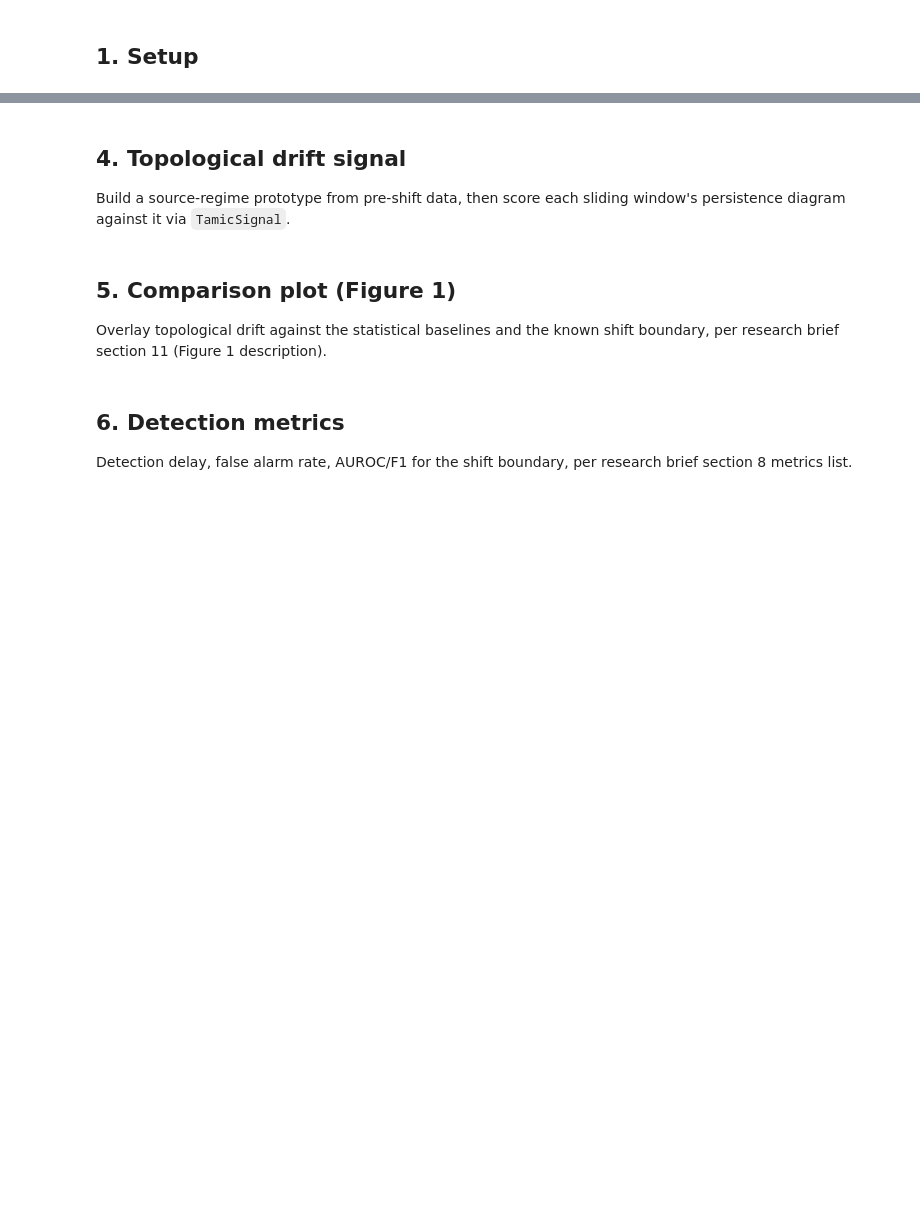
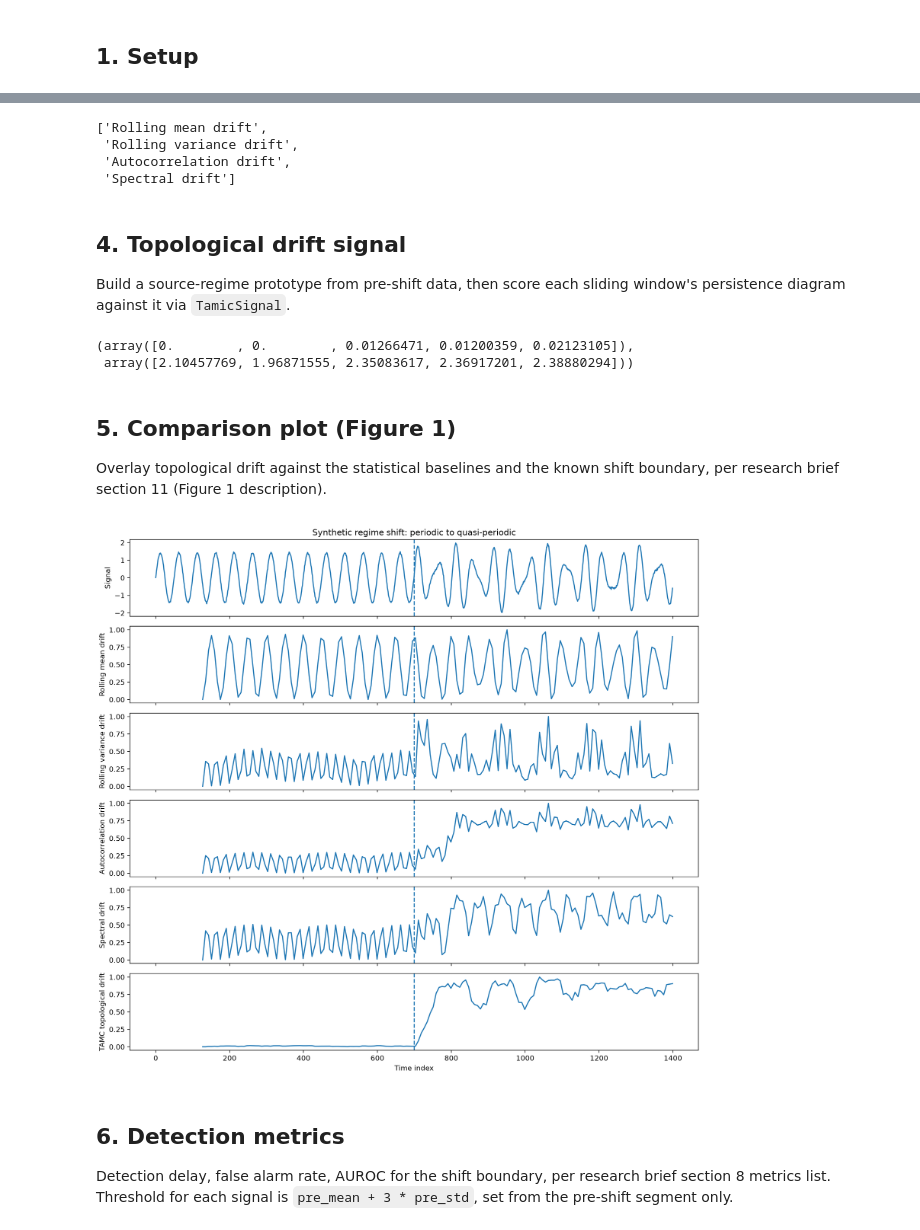
Before and after one commit to ris3abh/TAMC, a Jupyter notebook: experiments/synthetic_regime_shift.ipynb, the cells around one changed output, grey strips where cells are left out. Saved outputs shown, nothing was run; the diff lists cells and outputs as text; code cells hidden in the pictures; blank space fills up the shorter version.

```diff
--- a/experiments/synthetic_regime_shift.ipynb
+++ b/experiments/synthetic_regime_shift.ipynb
@@ -35,0 +32,7 @@ and variance, isolating topology as the distinguishing signal.
+# %%
+window = 128
+stride = 8
+
+series, shift_index = generate_sine_to_quasiperiodic()
+source_window = series[:window]
+shift_index
@@ -44,5 +45,17 @@ distance — the non-topological baselines from research brief section 8/9.
+# %%
+times, drifts = compute_baseline_drifts(
+    series=series,
+    source_window=source_window,
+    window=window,
+    stride=stride,
+)
+list(drifts.keys())
+# %% [output]
+['Rolling mean drift',
+ 'Rolling variance drift',
+ 'Autocorrelation drift',
+ 'Spectral drift']
 # %% [markdown]
 ## 4. Topological drift signal
 
-Build a source-regime prototype from pre-shift data, then score each
-sliding window's persistence diagram against it via `TamicSignal`.
+Build a source-regime prototype from pre-shift data, then score each sliding window's persistence diagram against it via `TamicSignal`.
@@ -53,5 +62,15 @@ sliding window's persistence diagram against it via `TamicSignal`.
+# %%
+topo_drift = compute_topological_drift(
+    series=series,
+    source_window=source_window,
+    window=window,
+    stride=stride,
+)
+topo_drift[:5], topo_drift[-5:]
+# %% [output]
+(array([0.        , 0.        , 0.01266471, 0.01200359, 0.02123105]),
+ array([2.10457769, 1.96871555, 2.35083617, 2.36917201, 2.38880294]))
 # %% [markdown]
 ## 5. Comparison plot (Figure 1)
 
-Overlay topological drift against the statistical baselines and the known
-shift boundary, per research brief section 11 (Figure 1 description).
+Overlay topological drift against the statistical baselines and the known shift boundary, per research brief section 11 (Figure 1 description).
@@ -61,5 +77,17 @@ shift boundary, per research brief section 11 (Figure 1 description).
+# %%
+output_path = NOTEBOOK_DIR / ".." / "figures" / "synthetic_regime_shift_drift.png"
+plot_results(
+    series=series,
+    times=times,
+    shift_index=shift_index,
+    drifts=drifts,
+    topological_drift=topo_drift,
+    output_path=output_path,
+)
+Image(filename=str(output_path))
+# %% [output]
+[figure, added]
 # %% [markdown]
 ## 6. Detection metrics
 
-Detection delay, false alarm rate, AUROC/F1 for the shift boundary, per
-research brief section 8 metrics list.
+Detection delay, false alarm rate, AUROC for the shift boundary, per research brief section 8 metrics list. Threshold for each signal is `pre_mean + 3 * pre_std`, set from the pre-shift segment only.
```
Also changed, not shown: parts of 12 cells of this notebook, 1 other file.
